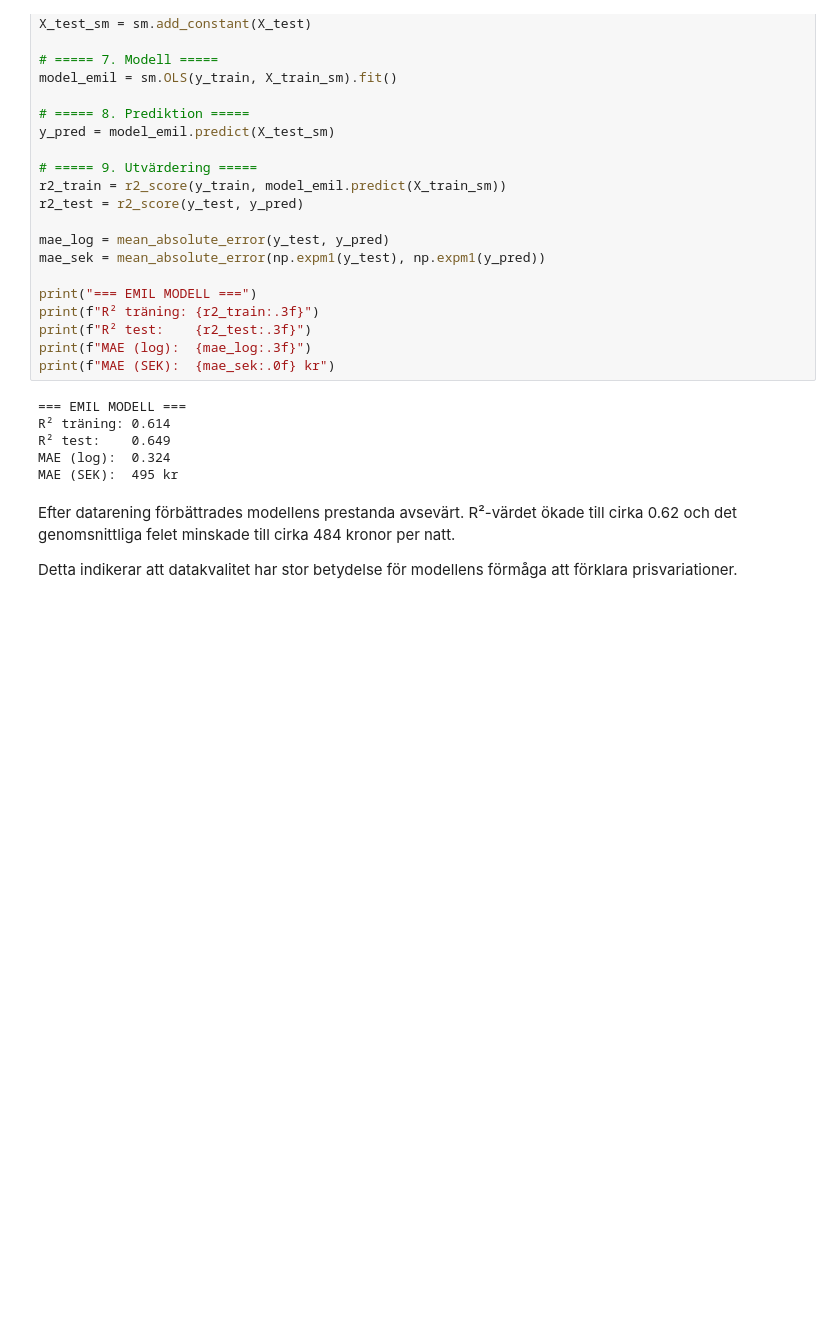
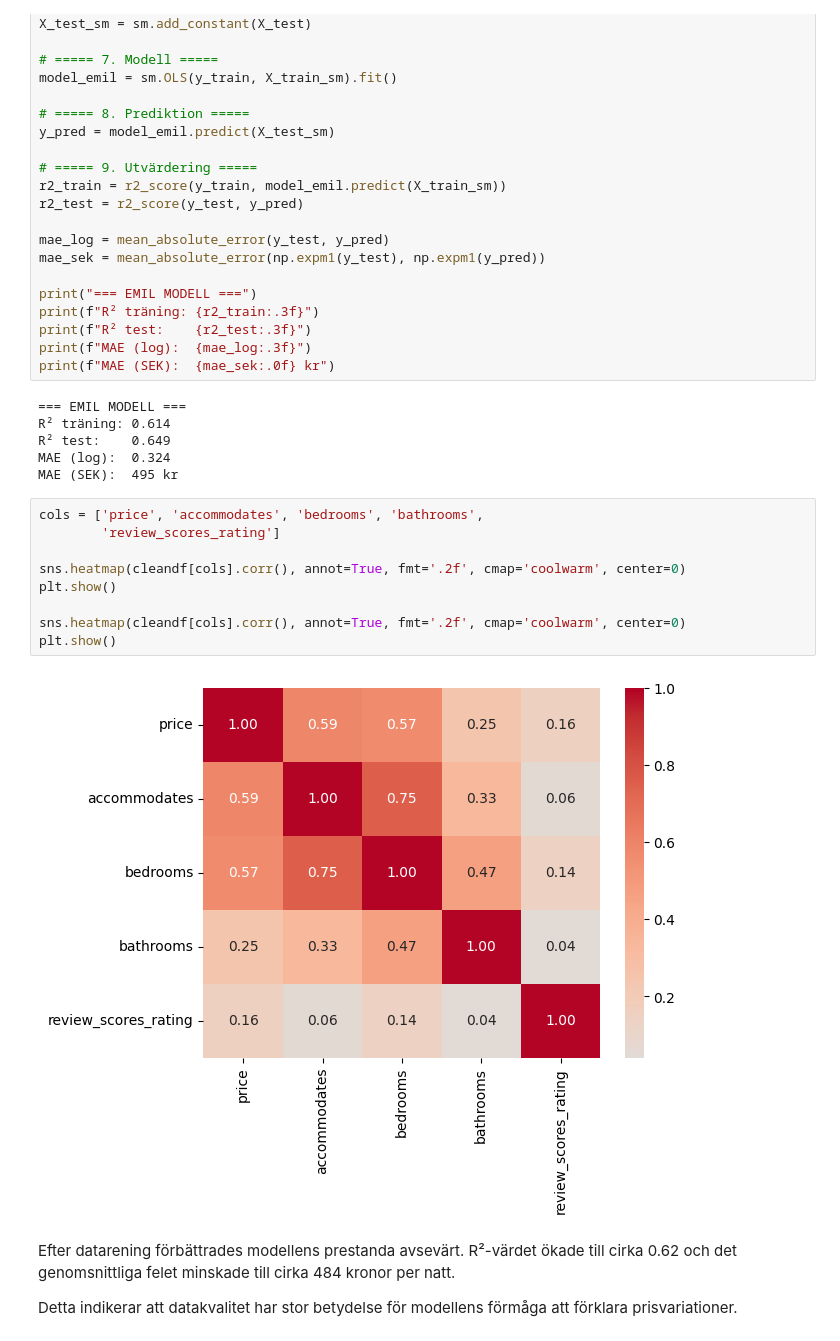
Before and after one commit to emilioano/AppliedAI, a Jupyter notebook: airbnb_prediction/airbnb_final.ipynb, the cells around one changed output. Saved outputs shown, nothing was run; the diff lists cells and outputs as text; blank space fills up the shorter version.

```diff
--- a/airbnb_prediction/airbnb_final.ipynb
+++ b/airbnb_prediction/airbnb_final.ipynb
@@ -640,6 +640,17 @@ R² träning: 0.614
 R² test:    0.649
 MAE (log):  0.324
 MAE (SEK):  495 kr
+# %%
+cols = ['price', 'accommodates', 'bedrooms', 'bathrooms',
+        'review_scores_rating']
+
+sns.heatmap(cleandf[cols].corr(), annot=True, fmt='.2f', cmap='coolwarm', center=0)
+plt.show()
+
+sns.heatmap(cleandf[cols].corr(), annot=True, fmt='.2f', cmap='coolwarm', center=0)
+plt.show()
+# %% [output]
+[figure, added]
 # %% [markdown]
 Efter datarening förbättrades modellens prestanda avsevärt. R²-värdet ökade till cirka 0.62 och det genomsnittliga felet minskade till cirka 484 kronor per natt.
 
```
Also changed, not shown: parts of 2 cells of this notebook.
